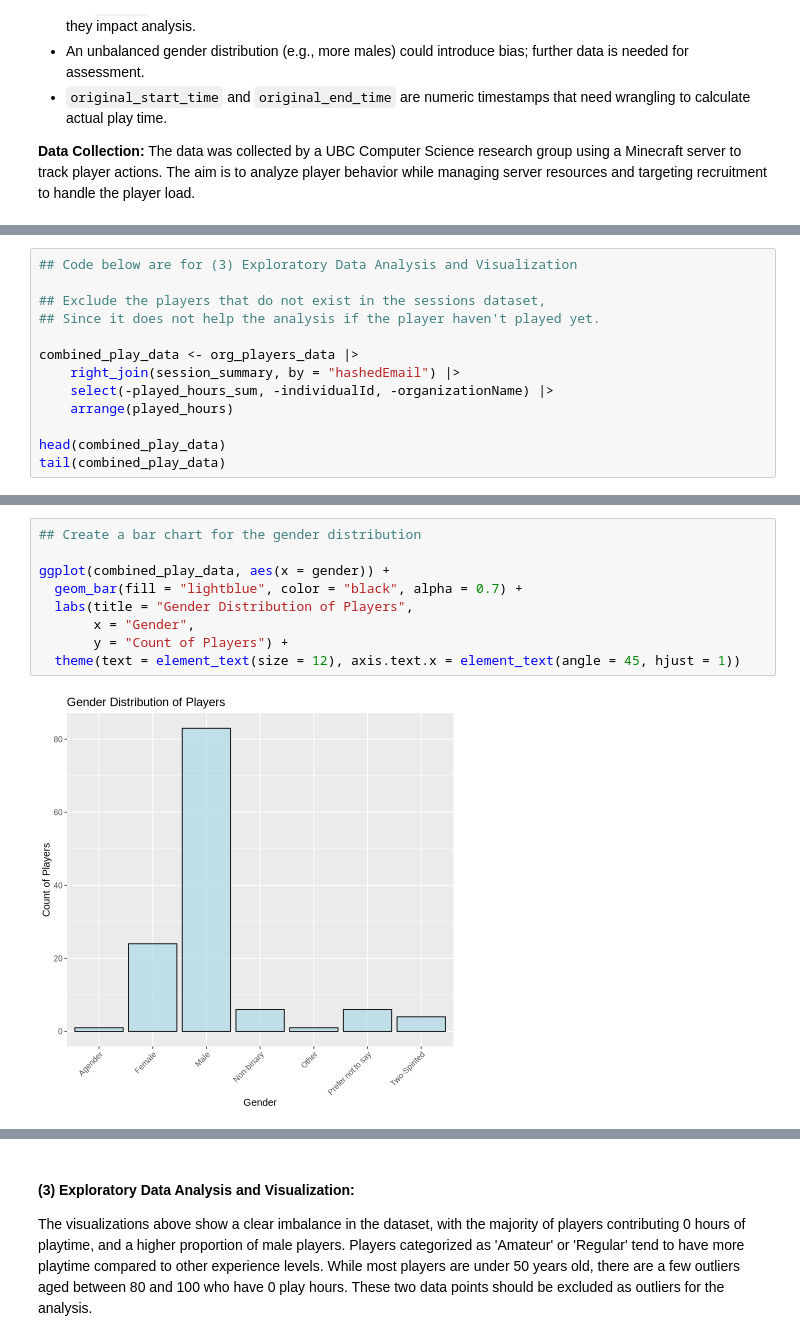
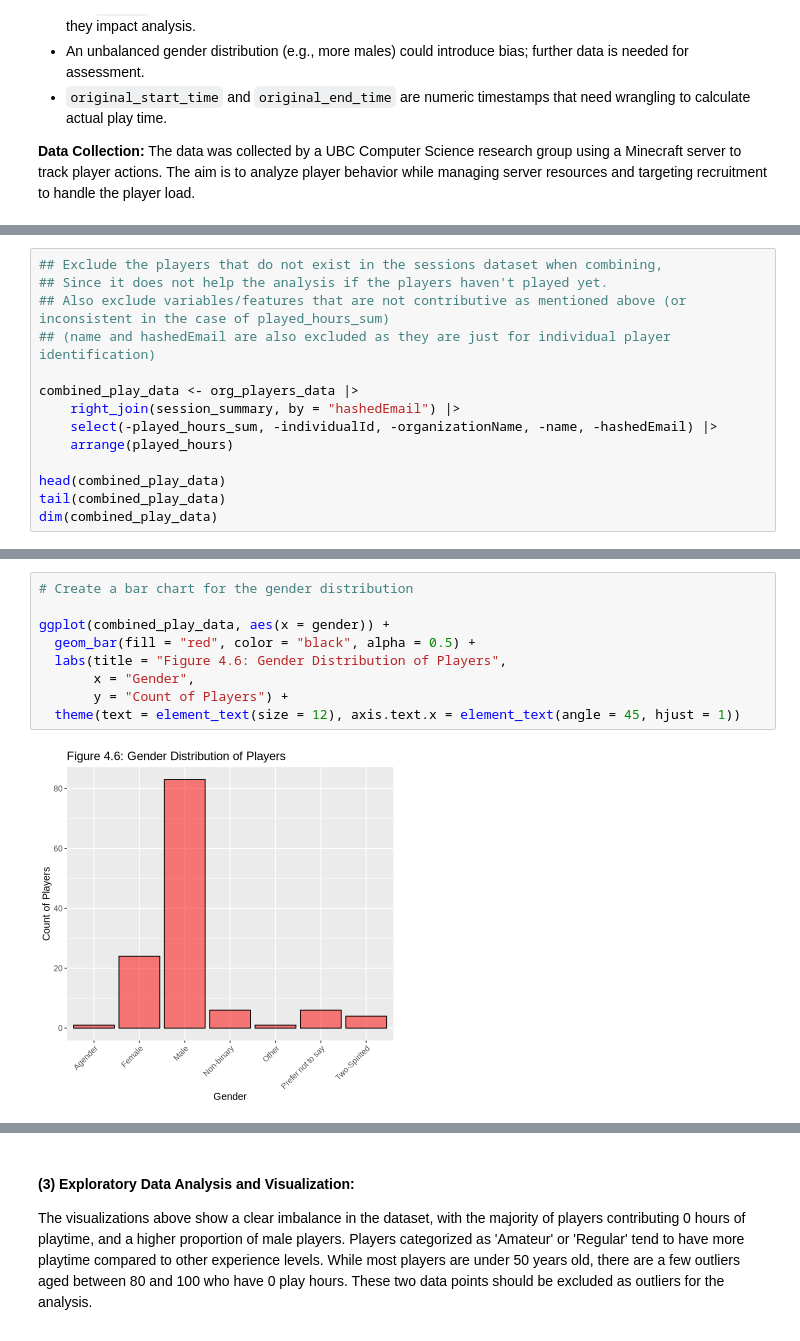
Before and after one commit to JosFen/Data-Science-Project-on-Minecraft-players-on-PlaiAI, a Jupyter notebook: project_final.ipynb, the cells around one changed output, grey strips where cells are left out. Drawn from its saved outputs; the diff is of its cells as text.

Commit message:
created visualizations for all features for analysis

```diff
--- a/project_final.ipynb
+++ b/project_final.ipynb
@@ -191,14 +193,15 @@ To identify players likely to contribute a large amount of data, we can use K-Ne
 # %%
-## Code below are for (3) Exploratory Data Analysis and Visualization
-
-## Exclude the players that do not exist in the sessions dataset,
-## Since it does not help the analysis if the player haven't played yet.
+## Exclude the players that do not exist in the sessions dataset when combining,
+## Since it does not help the analysis if the players haven't played yet.
+## Also exclude variables/features that are not contributive as mentioned above (or inconsistent in the case of played_hours_sum)
+## (name and hashedEmail are also excluded as they are just for individual player identification)
 
 combined_play_data <- org_players_data |>
     right_join(session_summary, by = "hashedEmail") |>
-    select(-played_hours_sum, -individualId, -organizationName) |>
+    select(-played_hours_sum, -individualId, -organizationName, -name, -hashedEmail) |>
     arrange(played_hours)
 
 head(combined_play_data)
 tail(combined_play_data)
+dim(combined_play_data)
 # %% [output]
@@ -253,11 +291,11 @@ ggplot(combined_play_data, aes(x = age, y = played_hours)) +
 # %%
-## Create a bar chart for the gender distribution
+# Create a bar chart for the gender distribution
 
 ggplot(combined_play_data, aes(x = gender)) +
-  geom_bar(fill = "lightblue", color = "black", alpha = 0.7) +
-  labs(title = "Gender Distribution of Players",
+  geom_bar(fill = "red", color = "black", alpha = 0.5) +
+  labs(title = "Figure 4.6: Gender Distribution of Players",
        x = "Gender",
        y = "Count of Players") +
   theme(text = element_text(size = 12), axis.text.x = element_text(angle = 45, hjust = 1))
 # %% [output]
-[figure, old version]
+[figure, new version]
```
Also changed, not shown: parts of 20 cells of this notebook.
